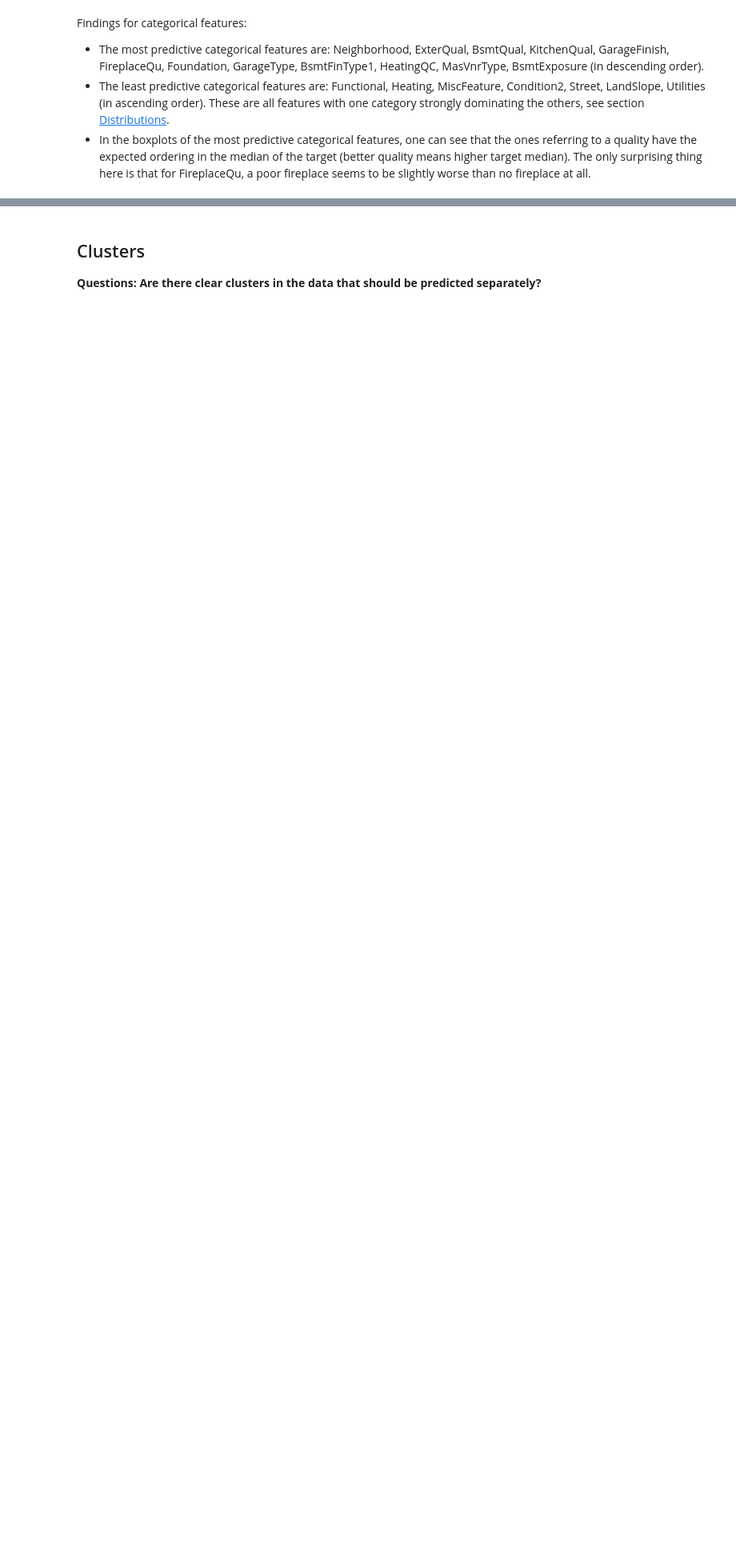
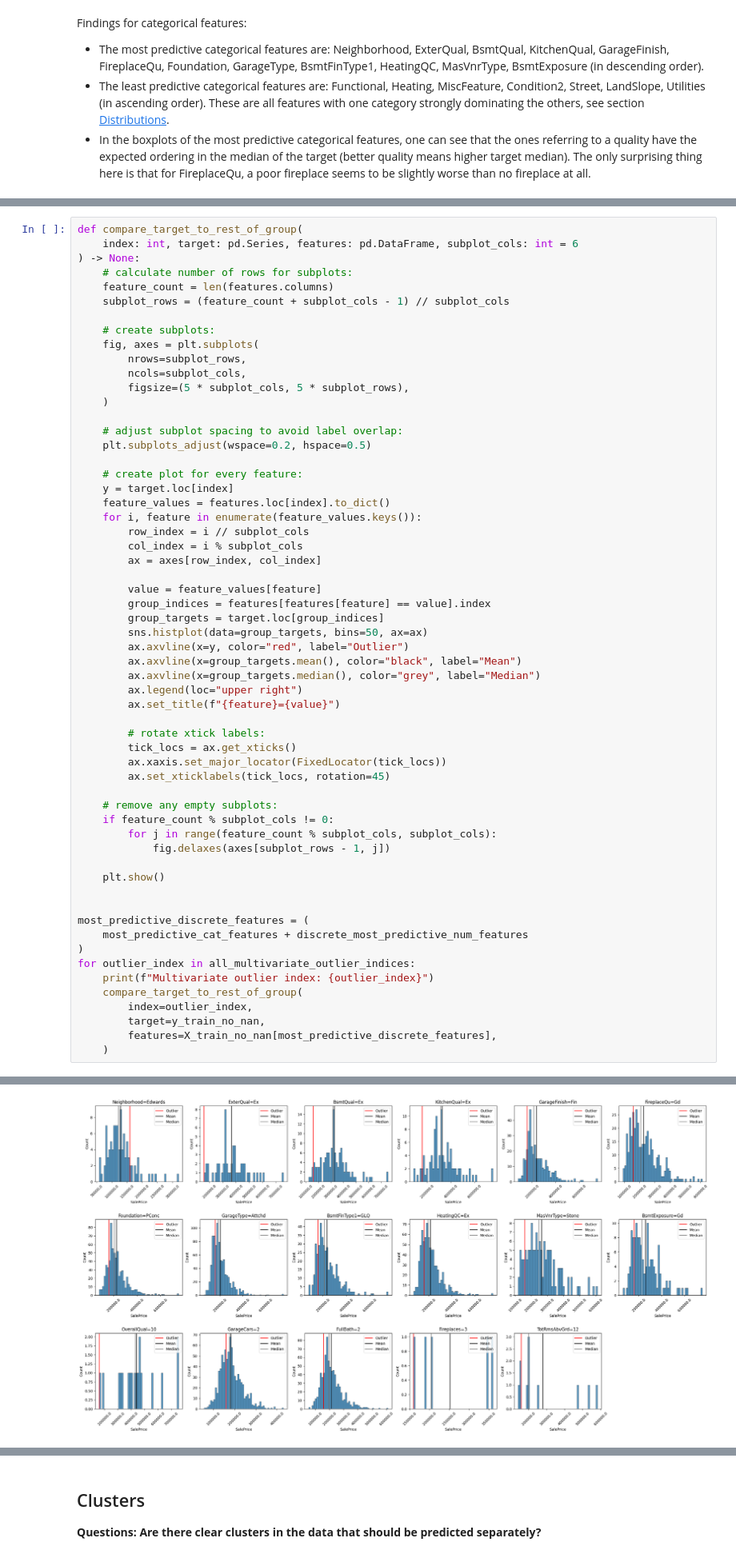
Before and after one commit to ronja-s/ames_housing_prices, a Jupyter notebook: jupyter_notebooks/03_exploratory_data_analysis.ipynb, the cells around one changed output, grey strips where cells are left out. Shown at 80% size. Saved outputs shown, nothing was run; the diff lists cells and outputs as text; blank space fills up the shorter version.

```diff
--- a/jupyter_notebooks/03_exploratory_data_analysis.ipynb
+++ b/jupyter_notebooks/03_exploratory_data_analysis.ipynb
@@ -1178,0 +1312,60 @@ Findings for categorical features:
+# %%
+def compare_target_to_rest_of_group(
+    index: int, target: pd.Series, features: pd.DataFrame, subplot_cols: int = 6
+) -> None:
+    # calculate number of rows for subplots:
+    feature_count = len(features.columns)
+    subplot_rows = (feature_count + subplot_cols - 1) // subplot_cols
+
+    # create subplots:
+    fig, axes = plt.subplots(
+        nrows=subplot_rows,
+        ncols=subplot_cols,
+        figsize=(5 * subplot_cols, 5 * subplot_rows),
+    )
+
+    # adjust subplot spacing to avoid label overlap:
+    plt.subplots_adjust(wspace=0.2, hspace=0.5)
+
+    # create plot for every feature:
+    y = target.loc[index]
+    feature_values = features.loc[index].to_dict()
+    for i, feature in enumerate(feature_values.keys()):
+        row_index = i // subplot_cols
+        col_index = i % subplot_cols
+        ax = axes[row_index, col_index]
+
+        value = feature_values[feature]
+        group_indices = features[features[feature] == value].index
+        group_targets = target.loc[group_indices]
+        sns.histplot(data=group_targets, bins=50, ax=ax)
+        ax.axvline(x=y, color="red", label="Outlier")
+        ax.axvline(x=group_targets.mean(), color="black", label="Mean")
+        ax.axvline(x=group_targets.median(), color="grey", label="Median")
+        ax.legend(loc="upper right")
+        ax.set_title(f"{feature}={value}")
+
+        # rotate xtick labels:
+        tick_locs = ax.get_xticks()
+        ax.xaxis.set_major_locator(FixedLocator(tick_locs))
+        ax.set_xticklabels(tick_locs, rotation=45)
+
+    # remove any empty subplots:
+    if feature_count % subplot_cols != 0:
+        for j in range(feature_count % subplot_cols, subplot_cols):
+            fig.delaxes(axes[subplot_rows - 1, j])
+
+    plt.show()
+
+
+most_predictive_discrete_features = (
+    most_predictive_cat_features + discrete_most_predictive_num_features
+)
+for outlier_index in all_multivariate_outlier_indices:
+    print(f"Multivariate outlier index: {outlier_index}")
+    compare_target_to_rest_of_group(
+        index=outlier_index,
+        target=y_train_no_nan,
+        features=X_train_no_nan[most_predictive_discrete_features],
+    )
+# %% [output]
@@ -1178,0 +1373 @@ Findings for categorical features:
+[figure, added]
```
Also changed, not shown: parts of 11 cells of this notebook.
